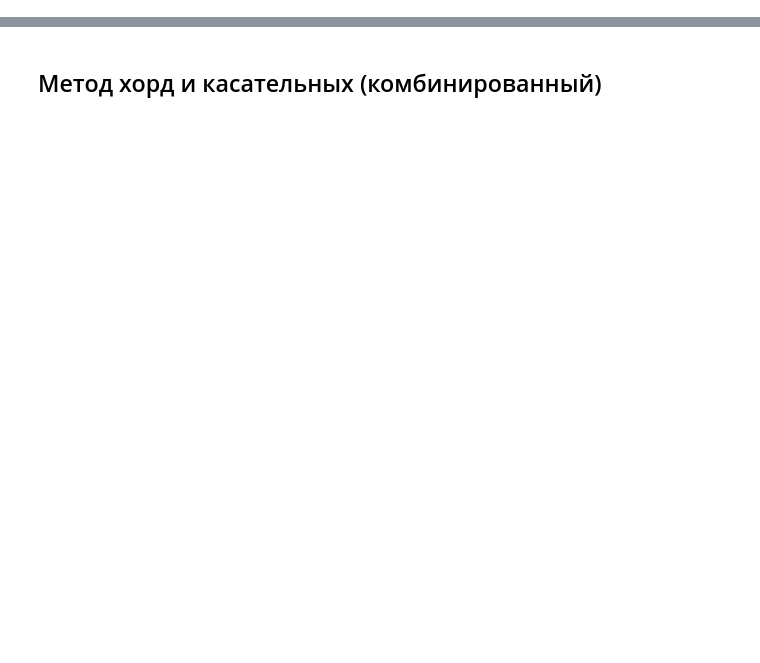
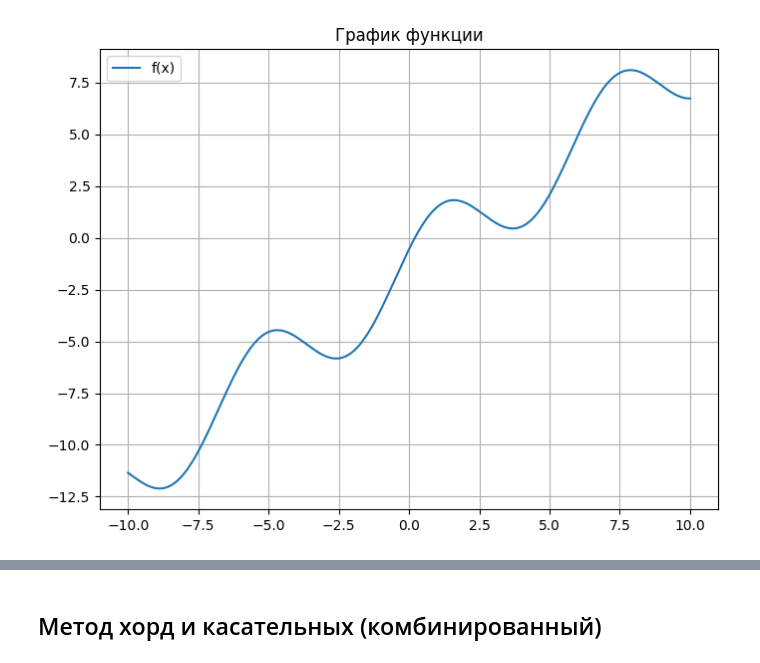
Before and after one commit to 6fcag3vsaoag/num, a Jupyter notebook: laba2/solution.ipynb, the cells around one changed output, grey strips where cells are left out. Cells and saved outputs as stored; diff of their text form; code cells hidden in the pictures; blank space fills up the shorter version.

```diff
--- a/laba2/solution.ipynb
+++ b/laba2/solution.ipynb
@@ -240,0 +4,91 @@ ValueError: could not convert string to float: ''
+# %%
+import numpy as np
+import matplotlib.pyplot as plt
+
+# Функция f(x)
+def f(x):
+    return 2 * np.sin(x + 0.5) - 1.5 + x
+
+# Производная функции f'(x)
+def df(x):
+    return 2 * np.cos(x + 0.5) + 1
+
+# Проверка условия сходимости метода простой итерации
+def check_convergence_condition(a, b):
+    df_abs_max = np.max(np.abs(df(np.linspace(a, b, 500))))
+    if df_abs_max >= 1:
+        print(f"ПРЕДУПРЕЖДЕНИЕ: Условие сходимости не выполнено на интервале [{a}, {b}], метод может расходиться.")
+        return False
+    else:
+        print(f"Условие сходимости выполнено на интервале [{a}, {b}].")
+        return True
+
+# Метод простой итерации
+def simple_iteration(a, b, tol, max_iter=10000):
+    # График функции на широком диапазоне
+    x_values = np.linspace(-10, 10, 200)
+    y_values = f(x_values)
+
+    plt.figure(figsize=(8, 6))
+    plt.plot(x_values, y_values, label='f(x)')
+    plt.grid(True)
+    plt.title('График функции')
+    plt.legend()
+    plt.show()
+
+    # Запрашиваем начальные значения и точность
+    print("Введите интервал и точность:")
+    a = float(input("Начало интервала: "))
+    b = float(input("Конец интервала: "))
+    tol = float(input("Точность (например, 0.0001): "))
+
+    # Проверяем условие сходимости
+    convergence_check = check_convergence_condition(a, b)
+
+    # Графики функции и производной на интервале [a, b]
+    x_values_interval = np.linspace(a, b, 200)
+    y_values_f = f(x_values_interval)
+    y_values_df = df(x_values_interval)
+
+    plt.figure(figsize=(8, 6))
+    plt.plot(x_values_interval, y_values_f, label='f(x)')
+    plt.grid(True)
+    plt.title(f'График функции на интервале [{a}, {b}]')
+    plt.legend()
+    plt.show()
+
+    plt.figure(figsize=(8, 6))
+    plt.plot(x_values_interval, y_values_df, label="f'(x)")
+    plt.axhline(y=1, color='r', linestyle='--', label='y=1')
+    plt.axhline(y=-1, color='r', linestyle='--', label='y=-1')
+    plt.grid(True)
+    plt.title(f'График производной на интервале [{a}, {b}]')
+    plt.legend()
+    plt.show()
+
+    # Алгоритм простой итерации
+    iter_count = 0
+    x_n = (a + b) / 2  # Начальное приближение
+    x_n_plus_1 = None
+    epsilon = int(-np.log10(tol)) + 1  # Количество знаков после запятой для вывода
+
+    print(f"{'Шаг':>10}{'Xn':>20}{'X(n+1)':>20}{'|Xn - X(n+1)|':>20}{'Сравнение с точностью':>20}")
+    while True:
+        x_n_plus_1 = x_n - f(x_n) / df(x_n)  # Формула Ньютона-Рафсона
+
+        diff = abs(x_n - x_n_plus_1)
+        comparison = 'меньше' if diff < tol else 'больше'
+
+        print(f"{iter_count:>10d}{x_n:>20.{epsilon}f}{x_n_plus_1:>20.{epsilon}f}{diff:>20.{epsilon}f}{comparison:>20}")
+
+        if diff < tol or iter_count >= max_iter:
+            break
+
+        x_n = x_n_plus_1
+        iter_count += 1
+
+    print(f"\nРешение уравнения: X = {x_n_plus_1:.{epsilon}f} с точностью {tol:.{epsilon -1}f}")
+
+simple_iteration(-10, 10, 0.01)
+# %% [output]
+[figure, added]
```
Also changed, not shown: parts of 8 cells of this notebook, 2 other files.
